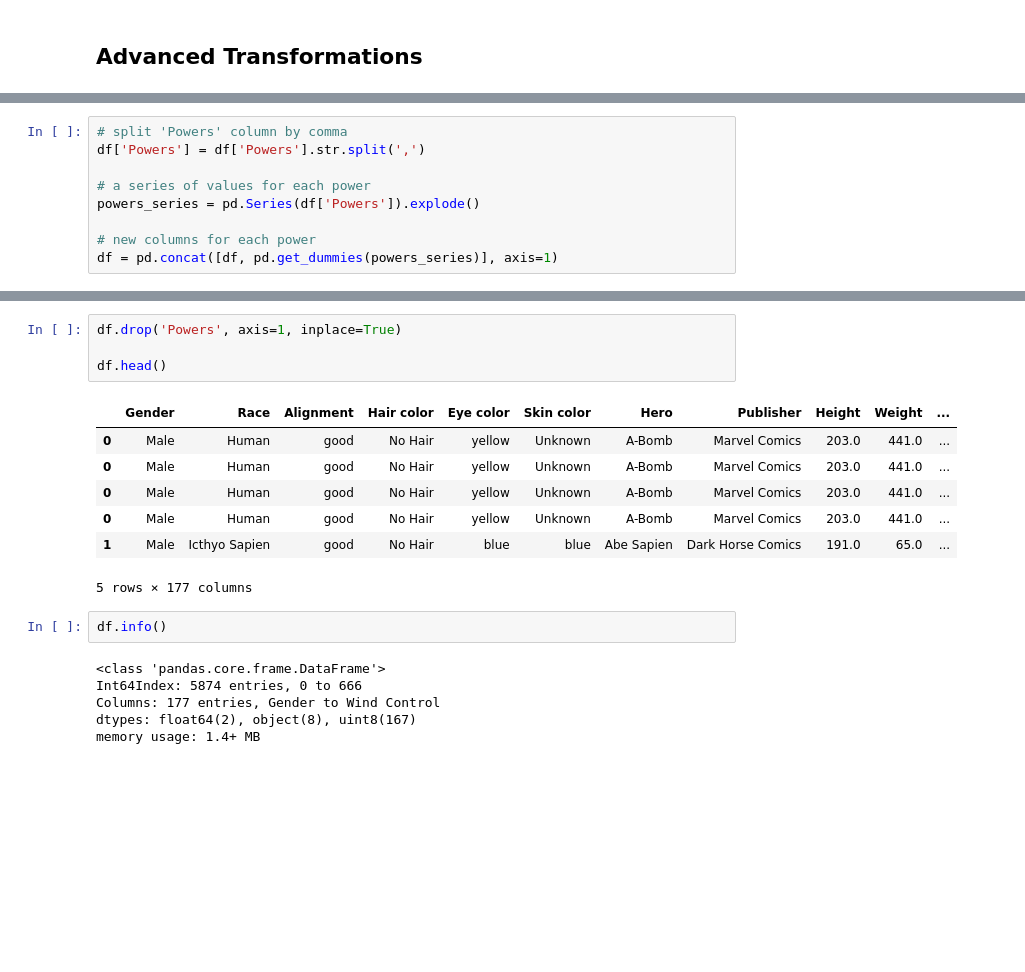
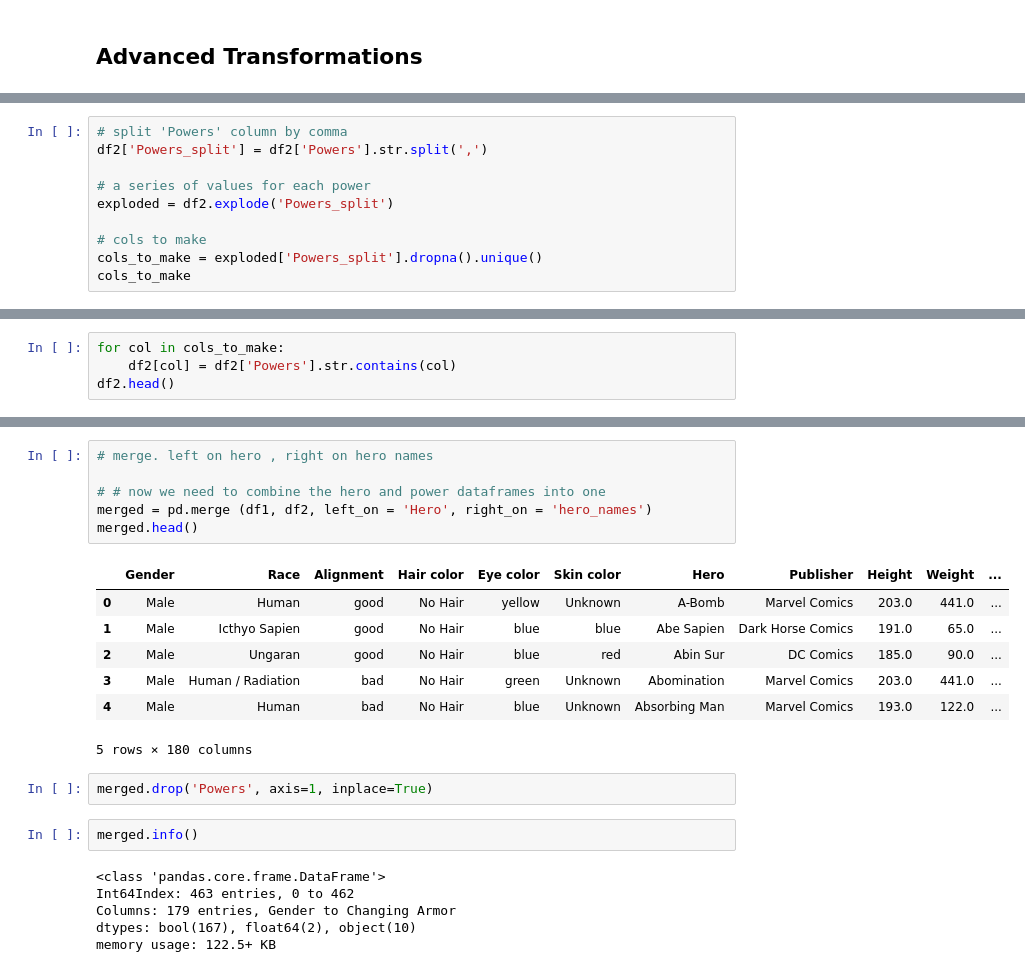
Before and after one commit to dustinpw/Applying_Advanced_Transformations, a Jupyter notebook: Walls_Dustin_Applying Advanced Transformations.ipynb, the cells around one changed output, grey strips where cells are left out. Cells and saved outputs as stored; diff of their text form; blank space fills up the shorter version.

```diff
--- a/Walls_Dustin_Applying Advanced Transformations.ipynb
+++ b/Walls_Dustin_Applying Advanced Transformations.ipynb
@@ -123,9 +101,10 @@ Name: Powers, Length: 667, dtype: object>
 # %%
 # split 'Powers' column by comma
-df['Powers'] = df['Powers'].str.split(',')
+df2['Powers_split'] = df2['Powers'].str.split(',')
 
 # a series of values for each power
-powers_series = pd.Series(df['Powers']).explode()
+exploded = df2.explode('Powers_split')
 
-# new columns for each power
-df = pd.concat([df, pd.get_dummies(powers_series)], axis=1)
+# cols to make
+cols_to_make = exploded['Powers_split'].dropna().unique()
+cols_to_make
@@ -131,0 +129,4 @@ df = pd.concat([df, pd.get_dummies(powers_series)], axis=1)
+# %%
+for col in cols_to_make:
+    df2[col] = df2['Powers'].str.contains(col)
+df2.head()
@@ -132,22 +141,26 @@ df = pd.concat([df, pd.get_dummies(powers_series)], axis=1)
+# %%
+# merge. left on hero , right on hero names
+
+# # now we need to combine the hero and power dataframes into one
+merged = pd.merge (df1, df2, left_on = 'Hero', right_on = 'hero_names')
+merged.head()
+# %% [output]
+|  | Gender | Race | Alignment | Hair color | Eye color | Skin color | Hero | Publisher | Height | Weight | ... |
+| 0 | Male | Human | good | No Hair | yellow | Unknown | A-Bomb | Marvel Comics | 203.0 | 441.0 | ... |
+| 1 | Male | Icthyo Sapien | good | No Hair | blue | blue | Abe Sapien | Dark Horse Comics | 191.0 | 65.0 | ... |
+| 2 | Male | Ungaran | good | No Hair | blue | red | Abin Sur | DC Comics | 185.0 | 90.0 | ... |
+| 3 | Male | Human / Radiation | bad | No Hair | green | Unknown | Abomination | Marvel Comics | 203.0 | 441.0 | ... |
+| 4 | Male | Human | bad | No Hair | blue | Unknown | Absorbing Man | Marvel Comics | 193.0 | 122.0 | ... |
+5 rows × 180 columns
 # %%
-df.drop('Powers', axis=1, inplace=True)
-
-df.head()
+merged.drop('Powers', axis=1, inplace=True)
-# %% [output]
-|  | Gender | Race | Alignment | Hair color | Eye color | Skin color | Hero | Publisher | Height | Weight | ... |
-| 0 | Male | Human | good | No Hair | yellow | Unknown | A-Bomb | Marvel Comics | 203.0 | 441.0 | ... |
-| 0 | Male | Human | good | No Hair | yellow | Unknown | A-Bomb | Marvel Comics | 203.0 | 441.0 | ... |
-| 0 | Male | Human | good | No Hair | yellow | Unknown | A-Bomb | Marvel Comics | 203.0 | 441.0 | ... |
-| 0 | Male | Human | good | No Hair | yellow | Unknown | A-Bomb | Marvel Comics | 203.0 | 441.0 | ... |
-| 1 | Male | Icthyo Sapien | good | No Hair | blue | blue | Abe Sapien | Dark Horse Comics | 191.0 | 65.0 | ... |
-5 rows × 177 columns
 # %%
-df.info()
+merged.info()
 # %% [output]
 <class 'pandas.core.frame.DataFrame'>
-Int64Index: 5874 entries, 0 to 666
-Columns: 177 entries, Gender to Wind Control
-dtypes: float64(2), object(8), uint8(167)
-memory usage: 1.4+ MB
+Int64Index: 463 entries, 0 to 462
+Columns: 179 entries, Gender to Changing Armor
+dtypes: bool(167), float64(2), object(10)
+memory usage: 122.5+ KB
 # %%
 # average weight of superheroes with 'Super Speed'
```
Also changed, not shown: parts of 11 cells of this notebook.
